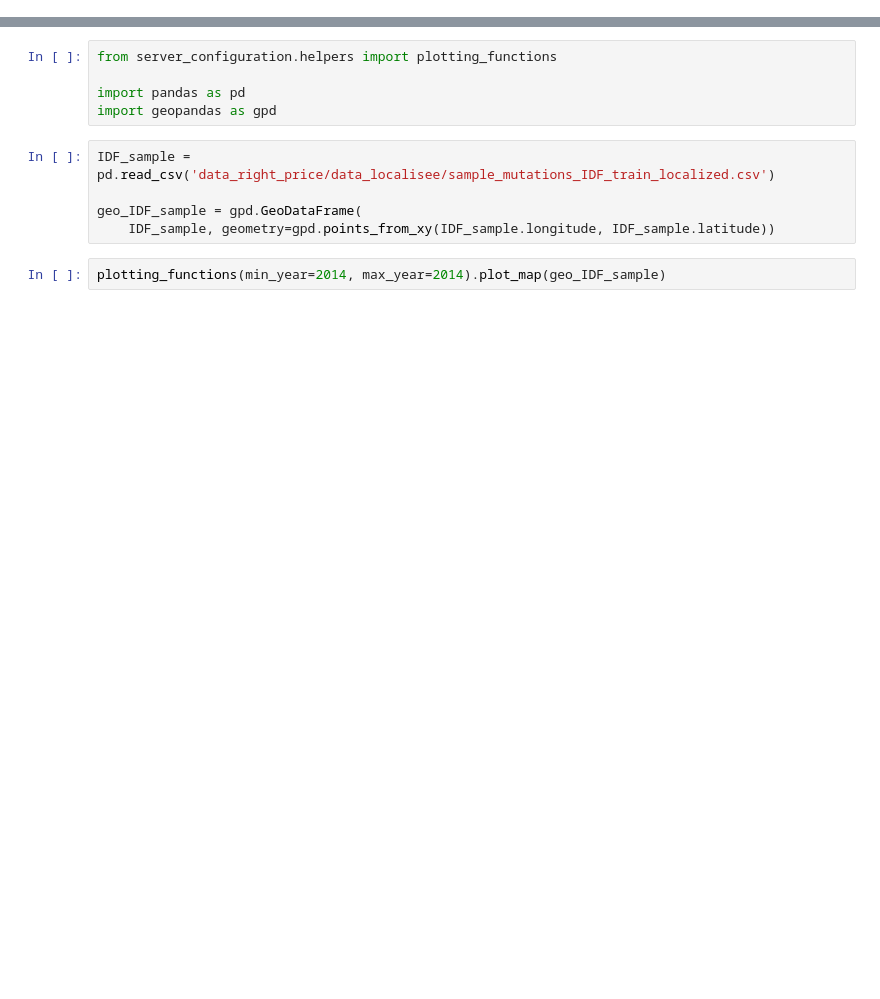
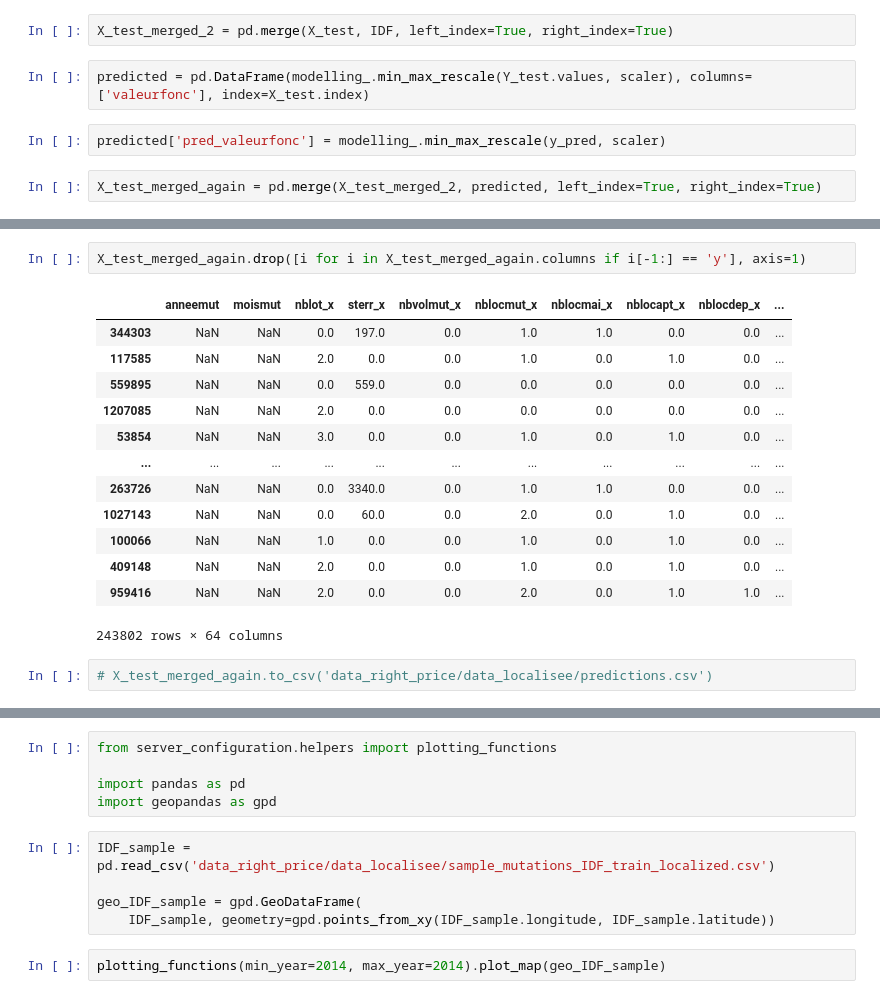
Before and after one commit to Juliette-De/the-right-price, a Jupyter notebook: test_py_file.ipynb, the cells around one changed output, grey strips where cells are left out. Drawn from its saved outputs; the diff is of its cells as text; blank space fills up the shorter version.

```diff
--- a/test_py_file.ipynb
+++ b/test_py_file.ipynb
@@ -37,0 +150,8 @@ MSE: 0.0159903420913555
+# %%
+X_test_merged_2 = pd.merge(X_test, IDF, left_index=True, right_index=True)
+# %%
+predicted = pd.DataFrame(modelling_.min_max_rescale(Y_test.values, scaler), columns=['valeurfonc'], index=X_test.index)
+# %%
+predicted['pred_valeurfonc'] = modelling_.min_max_rescale(y_pred, scaler)
+# %%
+X_test_merged_again = pd.merge(X_test_merged_2, predicted, left_index=True, right_index=True)
@@ -37,0 +192,18 @@ MSE: 0.0159903420913555
+# %%
+X_test_merged_again.drop([i for i in X_test_merged_again.columns if i[-1:] == 'y'], axis=1)
+# %% [output]
+|  | anneemut | moismut | nblot_x | sterr_x | nbvolmut_x | nblocmut_x | nblocmai_x | nblocapt_x | nblocdep_x | ... |
+| 344303 | NaN | NaN | 0.0 | 197.0 | 0.0 | 1.0 | 1.0 | 0.0 | 0.0 | ... |
+| 117585 | NaN | NaN | 2.0 | 0.0 | 0.0 | 1.0 | 0.0 | 1.0 | 0.0 | ... |
+| 559895 | NaN | NaN | 0.0 | 559.0 | 0.0 | 0.0 | 0.0 | 0.0 | 0.0 | ... |
+| 1207085 | NaN | NaN | 2.0 | 0.0 | 0.0 | 0.0 | 0.0 | 0.0 | 0.0 | ... |
+| 53854 | NaN | NaN | 3.0 | 0.0 | 0.0 | 1.0 | 0.0 | 1.0 | 0.0 | ... |
+| ... | ... | ... | ... | ... | ... | ... | ... | ... | ... | ... |
+| 263726 | NaN | NaN | 0.0 | 3340.0 | 0.0 | 1.0 | 1.0 | 0.0 | 0.0 | ... |
+| 1027143 | NaN | NaN | 0.0 | 60.0 | 0.0 | 2.0 | 0.0 | 1.0 | 0.0 | ... |
+| 100066 | NaN | NaN | 1.0 | 0.0 | 0.0 | 1.0 | 0.0 | 1.0 | 0.0 | ... |
+| 409148 | NaN | NaN | 2.0 | 0.0 | 0.0 | 1.0 | 0.0 | 1.0 | 0.0 | ... |
+| 959416 | NaN | NaN | 2.0 | 0.0 | 0.0 | 2.0 | 0.0 | 1.0 | 1.0 | ... |
+243802 rows × 64 columns
+# %%
+# X_test_merged_again.to_csv('data_right_price/data_localisee/predictions.csv')
```
Also changed, not shown: parts of 40 cells of this notebook, 9 other files.
